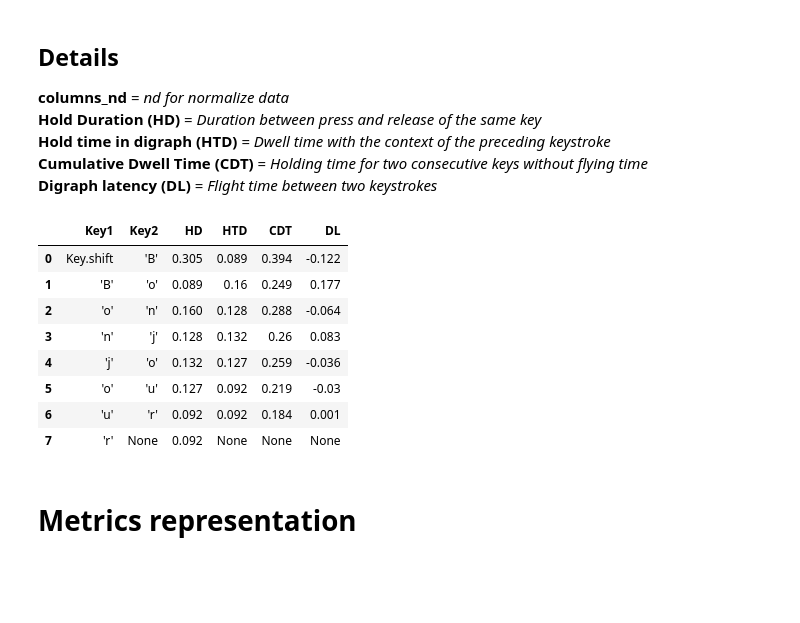
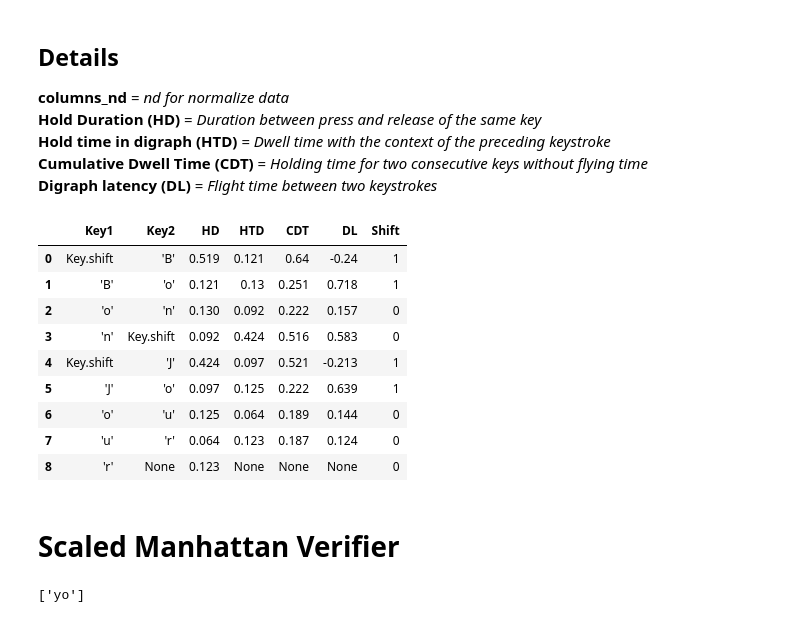
Before and after one commit to Belzerion/OT2, a Jupyter notebook: Preprocessing.ipynb, the cells around one changed output. Cells and saved outputs as stored; diff of their text form; code cells hidden in the pictures; blank space fills up the shorter version.

```diff
--- a/Preprocessing.ipynb
+++ b/Preprocessing.ipynb
@@ -15,6 +18,7 @@ from datetime import datetime
 # %%
 file_path = 'keylog.txt'
 columns = ['Timestamp', 'Key', 'Action']
+columns_bis = ['Timestamp', 'Key', 'Action', 'Shift']
 dataframe = pd.read_csv(file_path, sep=";", names=columns, encoding = "ISO-8859-1")
 
 display(dataframe)
@@ -38,0 +43,13 @@ display(dataframe)
+# %%
+path = 'input_data/'
+user_list = files = [os.path.splitext(filename)[0] for filename in listdir(path)]
+for i in range(0,len(user_list),5):
+    all_filenames = []
+    user_name = user_list[i].split('_')[0]
+    for j in range(1, 6):
+        all_filenames = np.append(all_filenames, [path+user_name+'_'+str(j)+'.csv'])
+
+    df_merged = (pd.read_csv(f, sep=';', names=columns, encoding = "ISO-8859-1") for f in all_filenames)
+    df_merged = pd.concat(df_merged, ignore_index=False)
+    df_merged.to_csv('input_data_merged/'+user_name+'.csv', sep=';')
+display(df_merged)
@@ -83,7 +159,7 @@ dataframe['Timestamp'] = pd.to_datetime(dataframe['Timestamp'], format='%Y-%m-%d
 **Cumulative Dwell Time (CDT)** = *Holding time for two consecutive keys without flying time* <br>
 **Digraph latency (DL)** = *Flight time between two keystrokes*
 # %%
-columns_nd = ['Key1', 'Key2', 'HD', 'HTD', 'CDT', 'DL']# 'Shift', 'Alt', 'Ctrl', 'Win']
+columns_nd = ['Key1', 'Key2', 'HD', 'HTD', 'CDT', 'DL', 'Shift']# 'Shift', 'Alt', 'Ctrl', 'Win']
 df = pd.DataFrame(columns = columns_nd)
 
 def search_for_press(df):
@@ -100,8 +176,6 @@ def search_for_following_key(df, key_index):
     for i in range(key_index, df.index.stop):
         if df['Key'][i] != df['Key'][key_index] and df['Action'][i] == 'press':
             return i
-
-
 
 while dataframe.empty == False:
     end = False
@@ -113,43 +187,73 @@ while dataframe.empty == False:
         following_key_press_index = search_for_following_key(dataframe, press_index)
         following_key_release_index = search_for_release(dataframe, following_key_press_index)
         Key1 = dataframe['Key'][press_index]
         Key2 = dataframe['Key'][following_key_press_index]
         HD = dataframe['Timestamp'][release_index] - dataframe['Timestamp'][press_index]
         HD = HD.total_seconds()
         HTD = dataframe['Timestamp'][following_key_release_index] - dataframe['Timestamp'][following_key_press_index]
         HTD = HTD.total_seconds()
         display
         CDT = HD + HTD
         DL = dataframe['Timestamp'][following_key_press_index] - dataframe['Timestamp'][release_index]
         DL = DL.total_seconds()
+        shift = dataframe['Shift'][press_index]
         dataframe = dataframe.drop([press_index, release_index])
         dataframe = dataframe.reset_index(drop=True)
-        tmp = pd.DataFrame([[Key1, Key2, HD, HTD, CDT, DL]], columns = columns_nd)
+        tmp = pd.DataFrame([[Key1, Key2, HD, HTD, CDT, DL, shift]], columns = columns_nd)
         df = df.append(tmp)
     else:
         Key1 = dataframe['Key'][press_index]
         HD = dataframe['Timestamp'][release_index] - dataframe['Timestamp'][press_index]
         HD = HD.total_seconds()
         HTD = None
         CDT = None
         DL = None
+        shift = dataframe['Shift'][press_index]
         dataframe = dataframe.drop([press_index, release_index])
-        tmp = pd.DataFrame([[Key1, None, HD, HTD, CDT, DL]], columns = columns_nd)
+        tmp = pd.DataFrame([[Key1, None, HD, HTD, CDT, DL, shift]], columns = columns_nd)
         df = df.append(tmp)
 
 
 df = df.reset_index(drop=True)
 
 display(df)
 # %% [output]
-|  | Key1 | Key2 | HD | HTD | CDT | DL |
-| 0 | Key.shift | 'B' | 0.305 | 0.089 | 0.394 | -0.122 |
-| 1 | 'B' | 'o' | 0.089 | 0.16 | 0.249 | 0.177 |
-| 2 | 'o' | 'n' | 0.160 | 0.128 | 0.288 | -0.064 |
-| 3 | 'n' | 'j' | 0.128 | 0.132 | 0.26 | 0.083 |
-| 4 | 'j' | 'o' | 0.132 | 0.127 | 0.259 | -0.036 |
-| 5 | 'o' | 'u' | 0.127 | 0.092 | 0.219 | -0.03 |
-| 6 | 'u' | 'r' | 0.092 | 0.092 | 0.184 | 0.001 |
-| 7 | 'r' | None | 0.092 | None | None | None |
+|  | Key1 | Key2 | HD | HTD | CDT | DL | Shift |
+| 0 | Key.shift | 'B' | 0.519 | 0.121 | 0.64 | -0.24 | 1 |
+| 1 | 'B' | 'o' | 0.121 | 0.13 | 0.251 | 0.718 | 1 |
+| 2 | 'o' | 'n' | 0.130 | 0.092 | 0.222 | 0.157 | 0 |
+| 3 | 'n' | Key.shift | 0.092 | 0.424 | 0.516 | 0.583 | 0 |
+| 4 | Key.shift | 'J' | 0.424 | 0.097 | 0.521 | -0.213 | 1 |
+| 5 | 'J' | 'o' | 0.097 | 0.125 | 0.222 | 0.639 | 1 |
+| 6 | 'o' | 'u' | 0.125 | 0.064 | 0.189 | 0.144 | 0 |
+| 7 | 'u' | 'r' | 0.064 | 0.123 | 0.187 | 0.124 | 0 |
+| 8 | 'r' | None | 0.123 | None | None | None | 0 |
-# %% [markdown]
-# Metrics representation
+# %% [markdown]
+# Scaled Manhattan Verifier
+# %%
+path = 'reference/'
+user_list = files = [os.path.splitext(filename)[0] for filename in listdir(path)]
+print(user_list)
+def scaled_manhattan_verifier(vector):
+    distance_to_users = np.array((0,2))
+    for user in range(len(user_list)):
+        user_ref = pd.read_csv(file_path, sep=";", names=columns, encoding = "ISO-8859-1")
+        distance = 0
+        index = 0
+        for i in range(vector.shape[0]):
+            for j in range(user_ref.shape[0]):
+                if user_ref['Key1'][j] == vector['Key1'][i]:
+                    distance += abs(vector['HD_mean'][i] - user_ref['HD_mean'][j])/user_ref['HD_std']
+                    distance += abs(vector['DL_mean'][i] - user_ref['DL_mean'][j])/user_ref['DL_std']
+                    distance_to_users = np.append(distance_to_users, [[index, distance]])
+        index += 1
+        distance = 0
+    minim = 0
+    res = 0
+    for i in range(len(distance_to_users)):
+        if distance_to_users[i][1] < minim:
+            minim = distance_to_users[i][1]
+            res = i
+    print('Vous êtes '+user_list[res])
+# %% [output]
+['yo']
```
Also changed, not shown: parts of 9 cells of this notebook.
